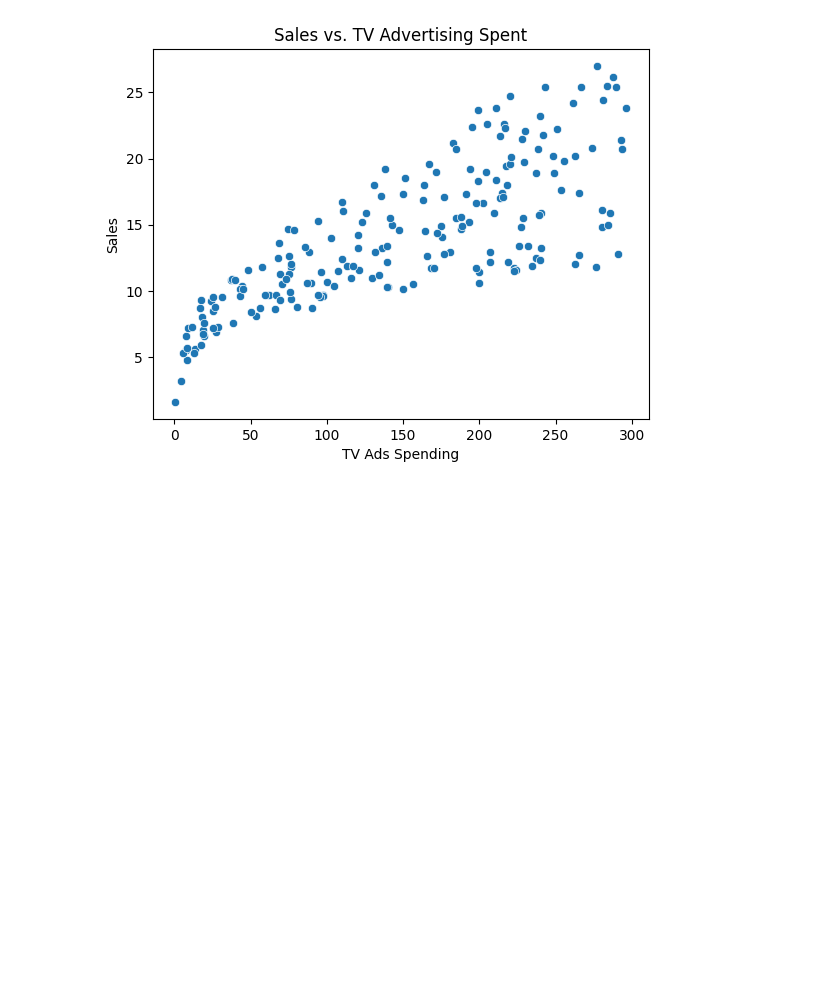
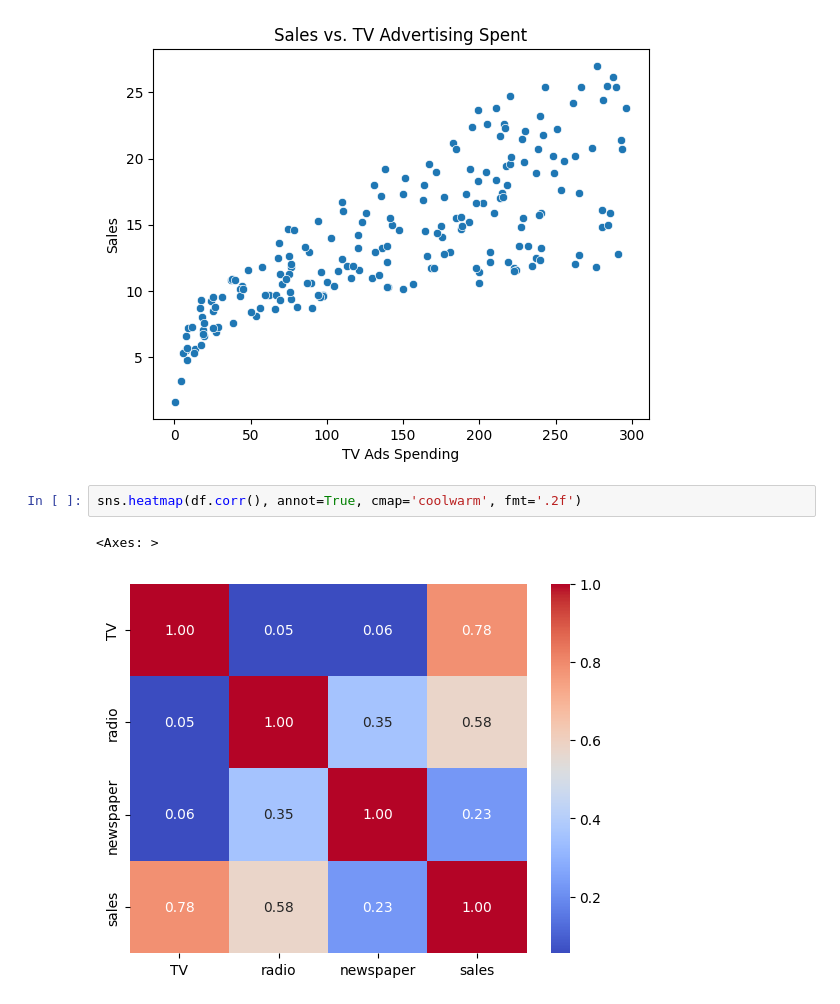
Before and after one commit to RangelBeatriz/Machine-Learning-Algorithms, a Jupyter notebook: Supervised/Linear Regression/predict_advertising_revenue.ipynb, the cells around one changed output. Saved outputs shown, nothing was run; the diff lists cells and outputs as text; blank space fills up the shorter version.

Commit message:
Plotting graphs

```diff
--- a/Supervised/Linear Regression/predict_advertising_revenue.ipynb
+++ b/Supervised/Linear Regression/predict_advertising_revenue.ipynb
@@ -25,3 +25,8 @@ plt.ylabel('Sales')
 plt.show()
 # %% [output]
 [figure]
+# %%
+sns.heatmap(df.corr(), annot=True, cmap='coolwarm', fmt='.2f')
+# %% [output]
+<Axes: >
+[figure, added]
```
